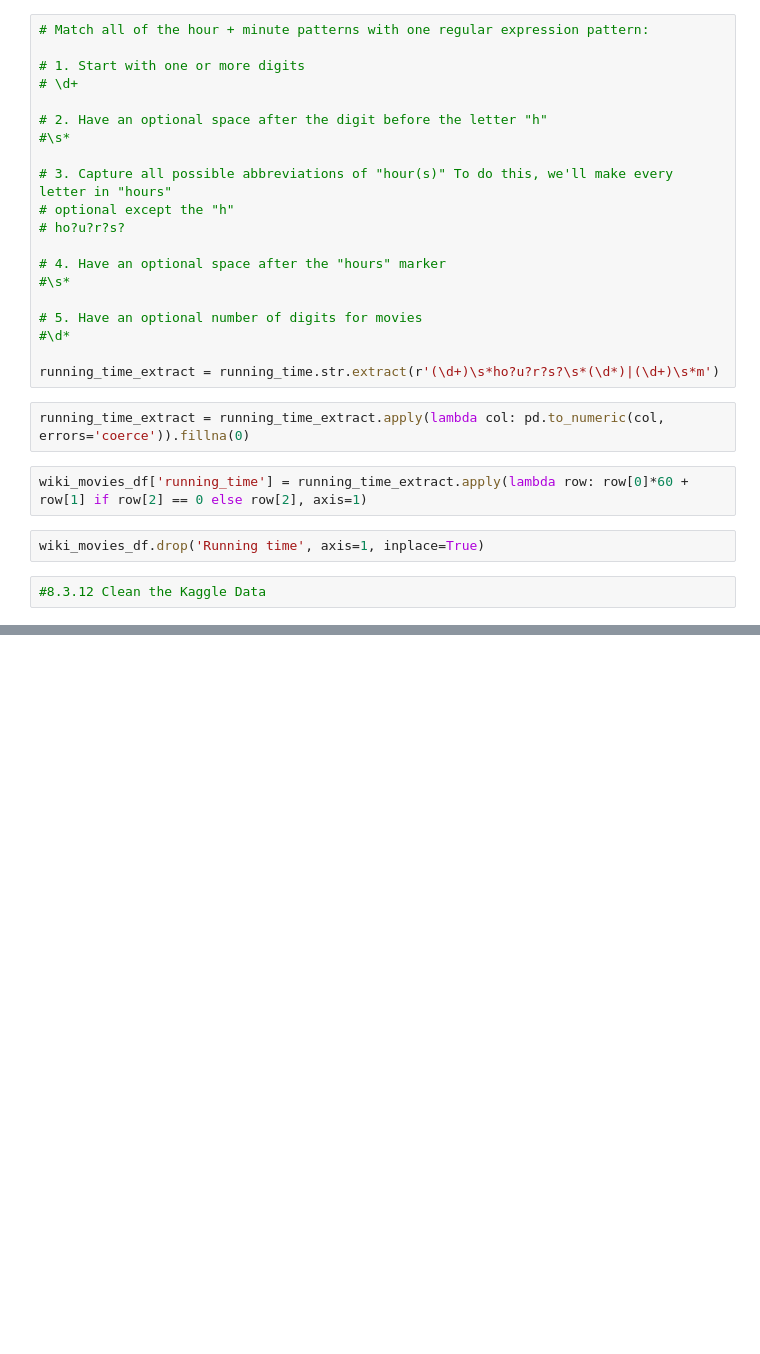
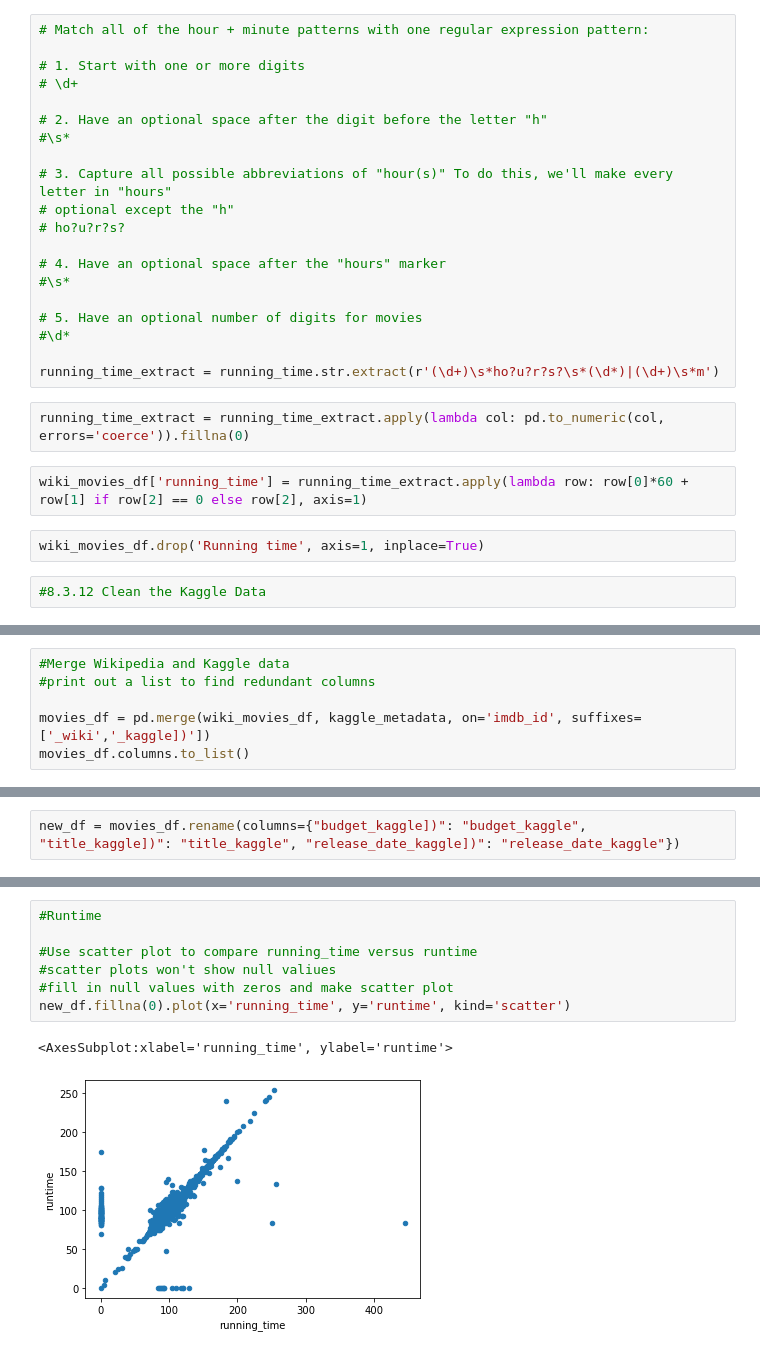
Before and after one commit to LisaUofM/Movies-ETL, a Jupyter notebook: ETL Module 8.ipynb, the cells around one changed output, grey strips where cells are left out. Saved outputs shown, nothing was run; the diff lists cells and outputs as text; blank space fills up the shorter version.

Commit message:
#join wiki, kaggle and remove redundant columns

```diff
--- a/ETL Module 8.ipynb
+++ b/ETL Module 8.ipynb
@@ -1175,0 +1176,6 @@ Name: rating, dtype: float64
+# %%
+#Merge Wikipedia and Kaggle data
+#print out a list to find redundant columns
+
+movies_df = pd.merge(wiki_movies_df, kaggle_metadata, on='imdb_id', suffixes=['_wiki','_kaggle])'])
+movies_df.columns.to_list()
@@ -1175,0 +1200,2 @@ Name: rating, dtype: float64
+# %%
+new_df = movies_df.rename(columns={"budget_kaggle])": "budget_kaggle", "title_kaggle])": "title_kaggle", "release_date_kaggle])": "release_date_kaggle"})
@@ -1175,0 +1281,10 @@ Name: rating, dtype: float64
+# %%
+#Runtime
+
+#Use scatter plot to compare running_time versus runtime
+#scatter plots won't show null valiues
+#fill in null values with zeros and make scatter plot
+new_df.fillna(0).plot(x='running_time', y='runtime', kind='scatter')
+# %% [output]
+<AxesSubplot:xlabel='running_time', ylabel='runtime'>
+[figure, added]
```
Also changed, not shown: parts of 53 cells of this notebook.
